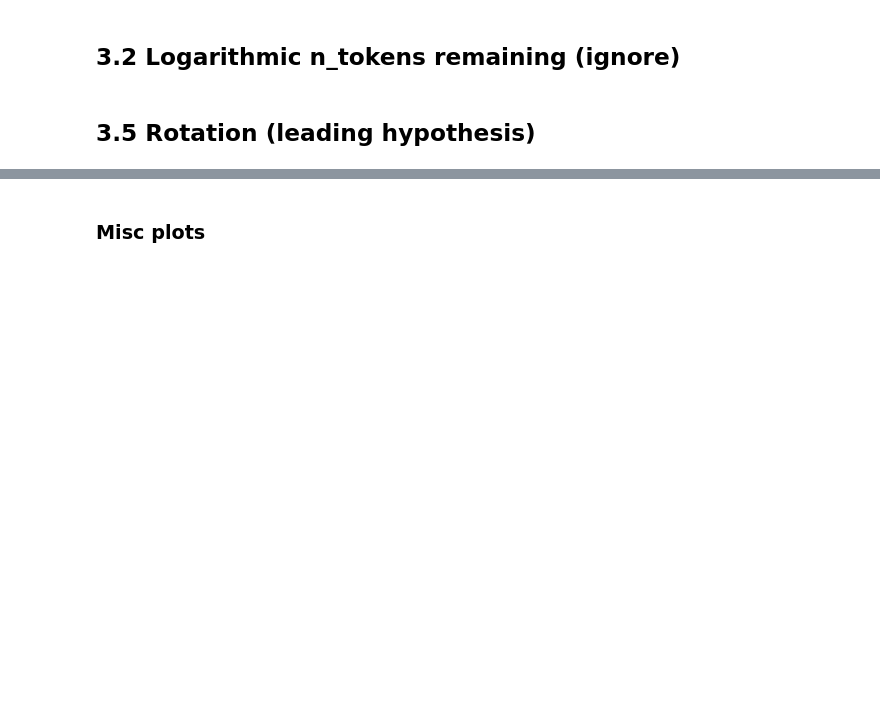
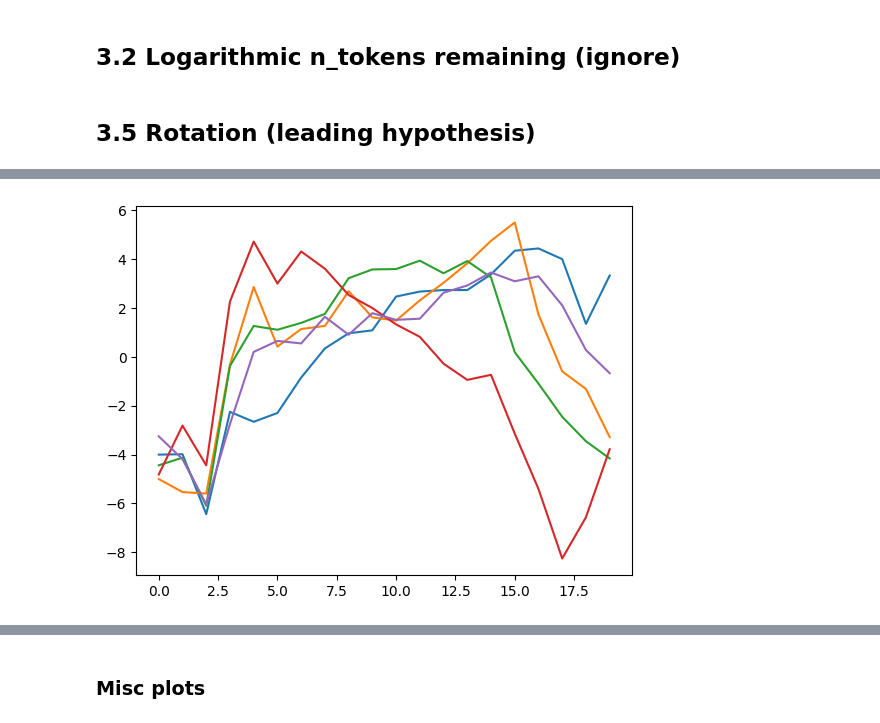
Before and after one commit to jrh-mann/llm-progress-monitor, a Jupyter notebook: lengths_research.ipynb, the cells around one changed output, grey strips where cells are left out. Saved outputs shown, nothing was run; the diff lists cells and outputs as text; code cells hidden in the pictures; blank space fills up the shorter version.

```diff
--- a/lengths_research.ipynb
+++ b/lengths_research.ipynb
@@ -345,9 +471,13 @@ X
 # %% [markdown]
 ## 3.5 Rotation (leading hypothesis)
 # %%
-n_bins = 11
-def bin_y(y):
-    return (y+1).log().floor().clamp(0,n_bins-1).to('cuda', dtype=torch.long)
+n_bins = 20
+def bin_y(y, base=1.6):
+    y_float = y.to(device='cuda', dtype=torch.float32)
+    log_base = torch.log(torch.tensor(base, device=y_float.device, dtype=y_float.dtype))
+    bins = torch.log1p(y_float) / log_base
+    return bins.floor().clamp(0, n_bins - 1).to(torch.long)
+# ...existing code...
 # %%
 class LogBinClassifier(nn.Module):
     def __init__(self,input_dim: int):
@@ -381,6 +520,6 @@ loss_fn = nn.CrossEntropyLoss(weight = weight)
 # %%
 n_epochs = 1
-adam = optim.Adam(model.parameters(), lr=0.0001)
+adam = optim.Adam(model.parameters(), lr=0.001)
 for epoch in range(n_epochs):
     for i, (X, y, _) in enumerate(train_dataloader):
         model.zero_grad()
@@ -413,2 +572,7 @@ for epoch in range(n_epochs):
+# %%
+plt.plot(preds[:5].T.cpu().detach().to(torch.float32).numpy())
+plt.show()
+# %% [output]
+[figure, added]
 # %%
 torch.save(model.linear.weight, '/workspace/llm-progress-monitor/qwen3_4b_weight_tensor.pt')
```
Also changed, not shown: parts of 34 cells of this notebook, 2 other files.
